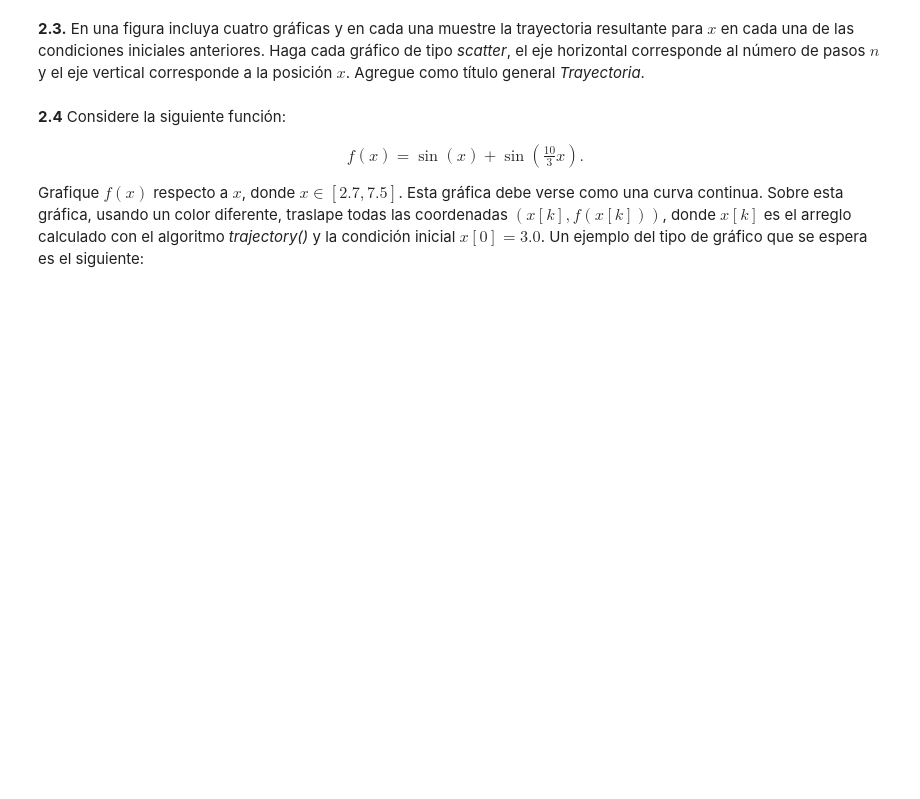
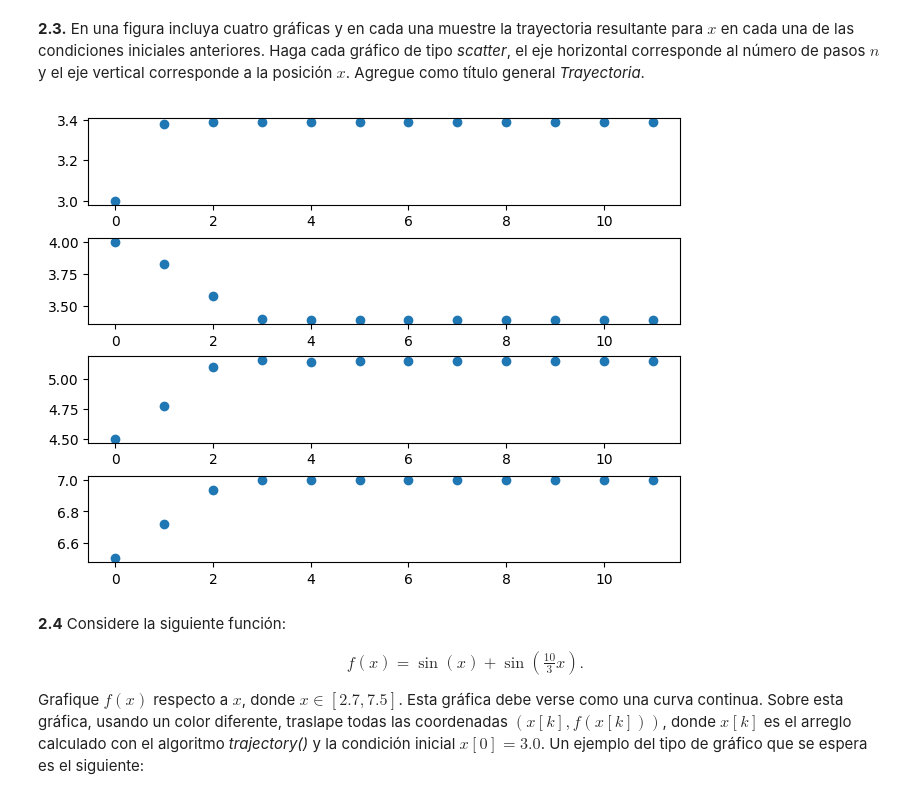
Before and after one commit to GargolasML/Lab4, a Jupyter notebook: Laboratorio_4_20261.ipynb, the cells around one changed output. Cells and saved outputs as stored; diff of their text form; code cells hidden in the pictures; blank space fills up the shorter version.

```diff
--- a/Laboratorio_4_20261.ipynb
+++ b/Laboratorio_4_20261.ipynb
@@ -116,9 +116,9 @@ def trajectory(x: float, n: int) -> list:
     d = []
     x = [x]
     for i in range(n):
-        d.append(np.cos(x[i])+(10/3)*np.cos((10/3)*x[i]))
-        x.append(x[i]-(0.1*d[i]))
-    return d
+        d.append(float(np.cos(x[i])+(10/3)*np.cos((10/3)*x[i])))
+        x.append(float(x[i]-(0.1*d[i])))
+    return x
 
 print(trajectory(0.1, 10))
 # %% [output]
@@ -138,3 +146,24 @@ print(trajectory(0.1, 10))
+# %%
+# Realice las gráficas aquí
+
+import matplotlib.pyplot as plt
+
+fig, ax = plt.subplots(4,1, layout="constrained")
+
+y0 = trajectory(3.0, 11)
+y1 = trajectory(4.0, 11)
+y2 = trajectory(4.5, 11)
+y3 = trajectory(6.5, 11)
+
+ax[0].scatter(range(len(y0)), y0)
+ax[1].scatter(range(len(y1)), y1)
+ax[2].scatter(range(len(y2)), y2)
+ax[3].scatter(range(len(y3)), y3)
+
+
+plt.show()
+# %% [output]
+[figure, added]
 # %% [markdown]
 **2.4** Considere la siguiente función:
 
```
Also changed, not shown: parts of 4 cells of this notebook.
